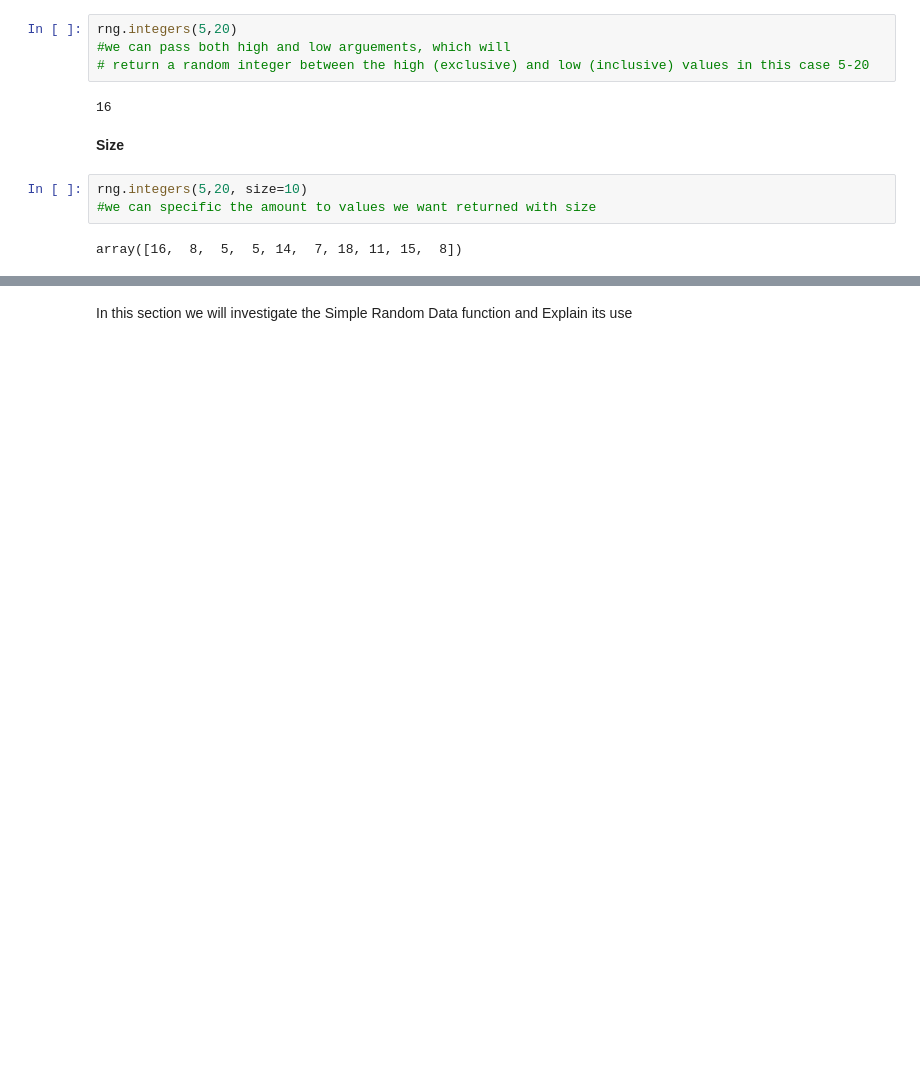
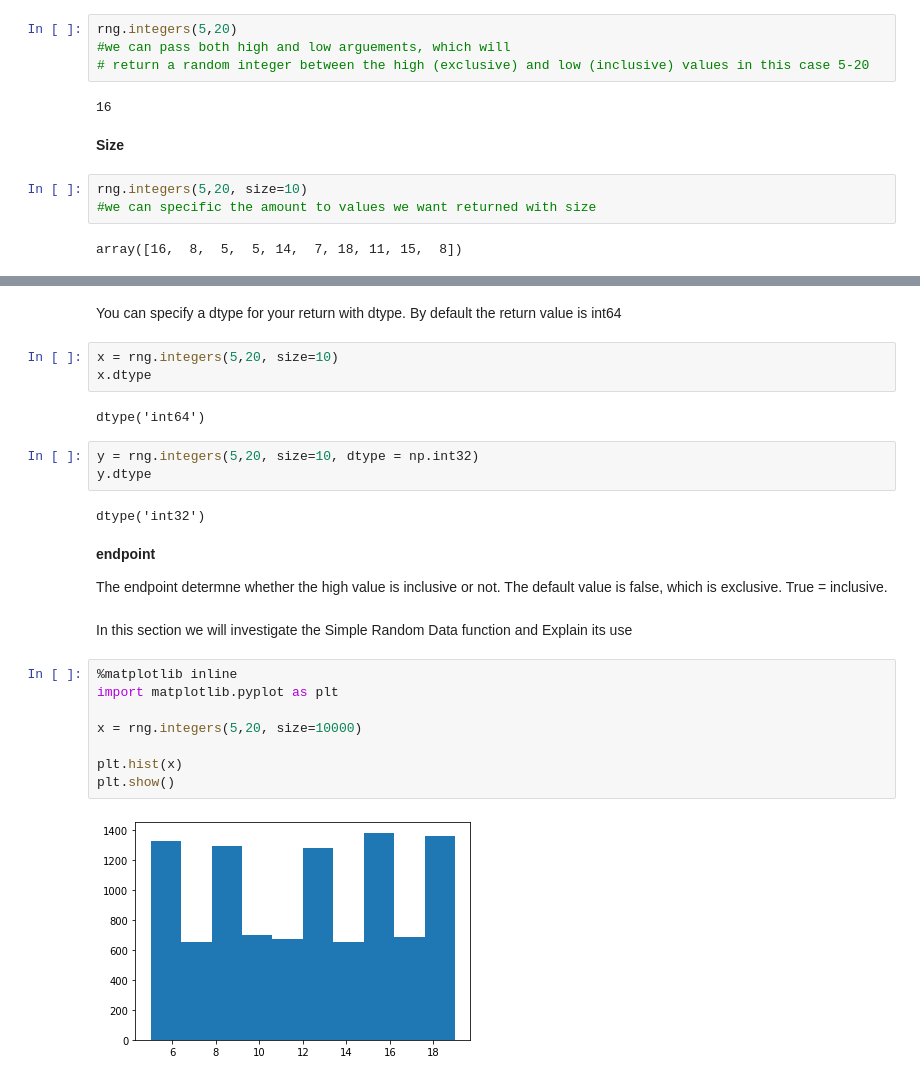
Before and after one commit to shaner1/ProgDA_Task_20, a Jupyter notebook: Numpy .ipynb, the cells around one changed output, grey strips where cells are left out. Saved outputs shown, nothing was run; the diff lists cells and outputs as text; blank space fills up the shorter version.

```diff
--- a/Numpy .ipynb
+++ b/Numpy .ipynb
@@ -194,2 +198,28 @@ This function allows for the generation of random integers or shaped arrays cons
+# %% [markdown]
+You can specify a dtype for your return with dtype. By default the return value is int64
+# %%
+x = rng.integers(5,20, size=10)
+x.dtype
+# %% [output]
+dtype('int64')
+# %%
+y = rng.integers(5,20, size=10, dtype = np.int32)
+y.dtype
+# %% [output]
+dtype('int32')
+# %% [markdown]
+**endpoint**
+
+The endpoint determne whether the high value is inclusive or not. The default value is false, which is exclusive. True = inclusive.
 # %% [markdown]
 In this section we will investigate the Simple Random Data function and Explain its use
+# %%
+%matplotlib inline
+import matplotlib.pyplot as plt
+
+x = rng.integers(5,20, size=10000)
+
+plt.hist(x)
+plt.show()
+# %% [output]
+[figure, added]
```
Also changed, not shown: parts of 40 cells of this notebook.
